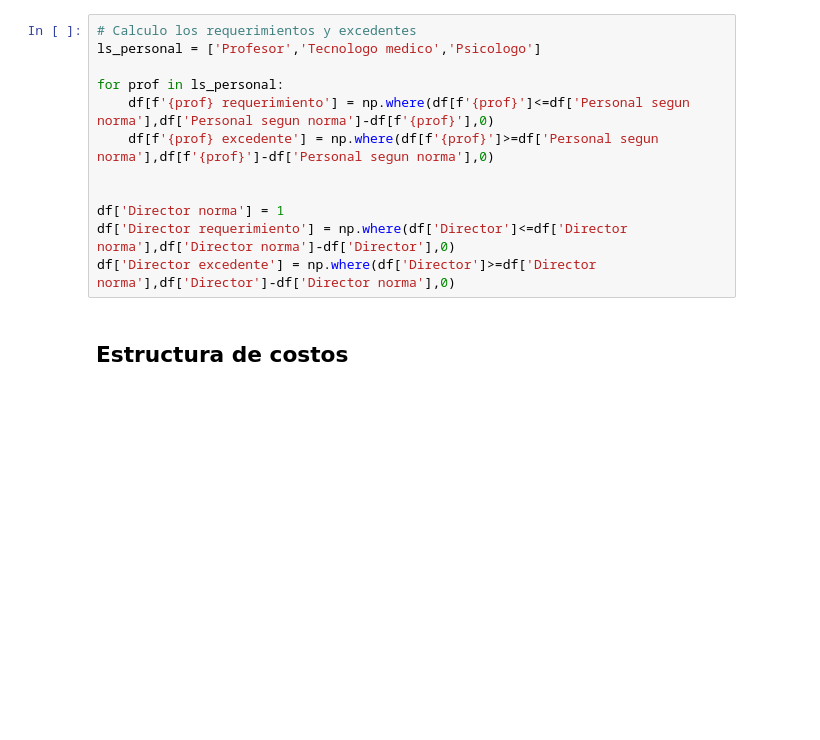
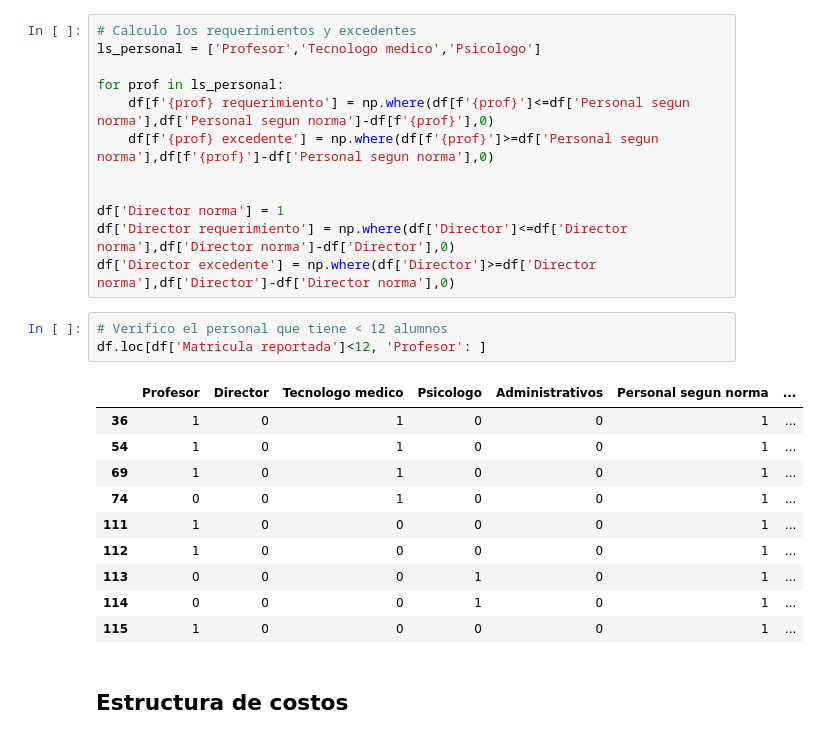
Before and after one commit to hugoferquiroz/Brecha-PRITE, a Jupyter notebook: scripts/calculo de la brecha.ipynb, the cells around one changed output. Cells and saved outputs as stored; diff of their text form; blank space fills up the shorter version.

```diff
--- a/scripts/calculo de la brecha.ipynb
+++ b/scripts/calculo de la brecha.ipynb
@@ -341,6 +342,20 @@ for prof in ls_personal:
 df['Director norma'] = 1
 df['Director requerimiento'] = np.where(df['Director']<=df['Director norma'],df['Director norma']-df['Director'],0)
 df['Director excedente'] = np.where(df['Director']>=df['Director norma'],df['Director']-df['Director norma'],0)
+# %%
+# Verifico el personal que tiene < 12 alumnos
+df.loc[df['Matricula reportada']<12, 'Profesor': ]
+# %% [output]
+|  | Profesor | Director | Tecnologo medico | Psicologo | Administrativos | Personal segun norma | ... |
+| 36 | 1 | 0 | 1 | 0 | 0 | 1 | ... |
+| 54 | 1 | 0 | 1 | 0 | 0 | 1 | ... |
+| 69 | 1 | 0 | 1 | 0 | 0 | 1 | ... |
+| 74 | 0 | 0 | 1 | 0 | 0 | 1 | ... |
+| 111 | 1 | 0 | 0 | 0 | 0 | 1 | ... |
+| 112 | 1 | 0 | 0 | 0 | 0 | 1 | ... |
+| 113 | 0 | 0 | 0 | 1 | 0 | 1 | ... |
+| 114 | 0 | 0 | 0 | 1 | 0 | 1 | ... |
+| 115 | 1 | 0 | 0 | 0 | 0 | 1 | ... |
 # %% [markdown]
 ## Estructura de costos
 # %%
```
Also changed, not shown: parts of 11 cells of this notebook, 6 other files.
